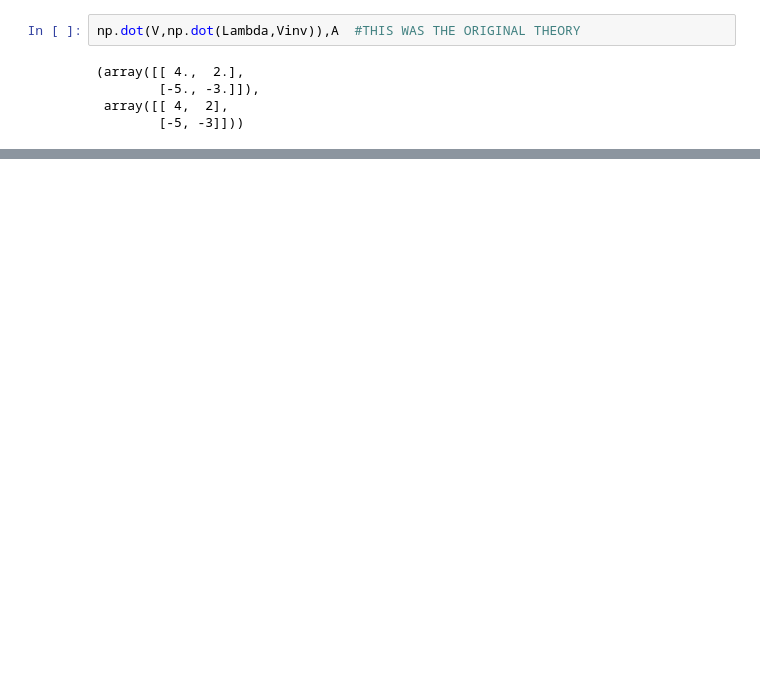
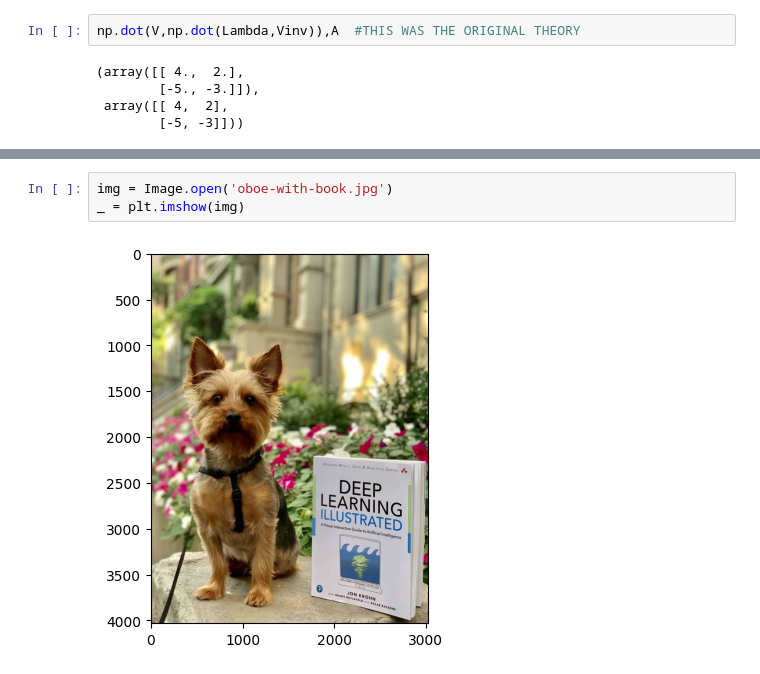
Before and after one commit to murathansygl/DS-Notebook, a Jupyter notebook: Theory.ipynb, the cells around one changed output, grey strips where cells are left out. Drawn from its saved outputs; the diff is of its cells as text; blank space fills up the shorter version.

```diff
--- a/Theory.ipynb
+++ b/Theory.ipynb
@@ -81,0 +190,5 @@ np.dot(V,np.dot(Lambda,Vinv)),A  #THIS WAS THE ORIGINAL THEORY
+# %%
+img = Image.open('oboe-with-book.jpg')
+_ = plt.imshow(img)
+# %% [output]
+[figure, added]
```
Also changed, not shown: parts of 67 cells of this notebook, 1 other file.
